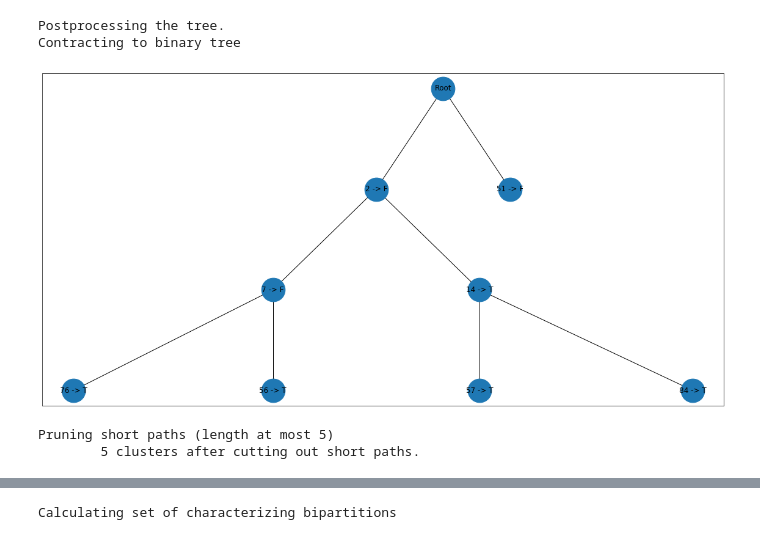
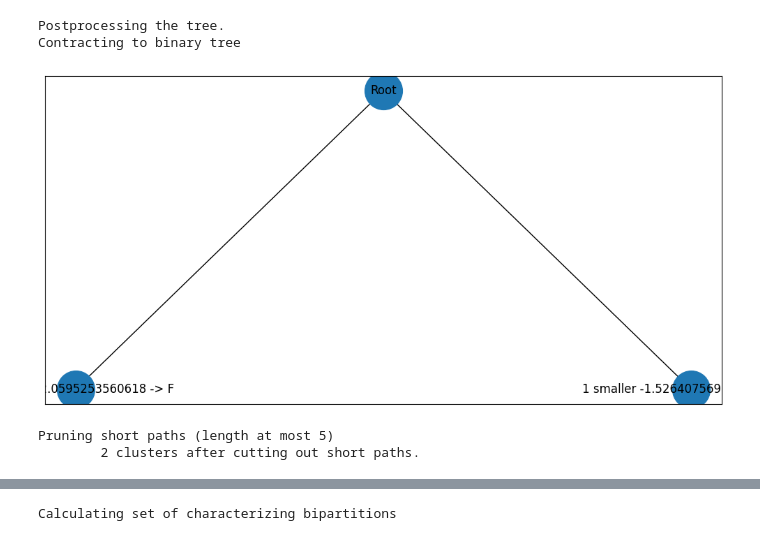
Before and after one commit to tml-tuebingen/tangles, a Jupyter notebook: demo.ipynb, the cells around one changed output, grey strips where cells are left out. Saved outputs shown, nothing was run; the diff lists cells and outputs as text; code cells hidden in the pictures.

```diff
--- a/demo.ipynb
+++ b/demo.ipynb
@@ -31,14 +25,14 @@ agreement = 20
 # %% [markdown]
 ### Load your data
 # %%
-xs, ys = load_GMM(blob_sizes=[200, 200, 200, 200, 200], blob_centers=[[0, -10], [-9, 7], [9, 5], [-7, -9], [-10, 0]], blob_variances=[[1.5, 1.5], [1.5, 1.5], [1.5, 1.5], [1.5, 1.5], [1.5, 1.5]], seed=seed)
+xs, ys = loading.load_GMM(blob_sizes=[200, 200], blob_centers=[[-2, -2], [2, 2]], blob_variances=[[1, 1], [1, 1]], seed=42)
 
 data = data_types.Data(xs=xs, ys=ys)
 # %% [markdown]
 Now we preprocess the data by calculating a set of bipartition.
 # %%
 print("Generating set of bipartitions")
-values, names = a_slice(xs=data.xs, a=agreement)
+values, names = cut_finding.a_slice(xs=data.xs, a=agreement)
 bipartitions = data_types.Cuts(values=values, names=names)
 print("Found {} unique bipartitions".format(len(bipartitions.values)))
 # %% [output]
@@ -56,7 +51,7 @@ Calculating costs of bipartitions
 ### Now we can build the tangle search tree.
 # %%
 print("Building the tangle search tree", flush=True)
-tangles_tree = tangle_computation(cuts=bipartitions,
+tangles_tree = tree_tangles.tangle_computation(cuts=bipartitions,
                                   agreement=agreement,
                                   verbose=0  # print everything
                                   )
@@ -75,22 +69,22 @@ We want to posrprocess the tree by contracting paths.
 print("Postprocessing the tree.", flush=True)
 # contract to binary tree
 print("Contracting to binary tree", flush=True)
-contracted_tree = ContractedTangleTree(tangles_tree)
+contracted_tree = tree_tangles.ContractedTangleTree(tangles_tree)
 # %% [output]
 Postprocessing the tree.
 Contracting to binary tree
 # %%
 ### uncomment if you have graphvis installed on your system
-# contracted_tree.plot_tree()
+contracted_tree.plot_tree()
 # %% [output]
-[figure, old version]
+[figure, new version]
 # %%
 # prune short paths
 print("Pruning short paths (length at most 5)", flush=True)
-contracted_tree.prune(5)
+contracted_tree.prune(1)
 # %% [output]
 Pruning short paths (length at most 5)
-        5 clusters after cutting out short paths.
+        2 clusters after cutting out short paths.
 # %%
 ### uncomment if you have graphvis installed on your system
 # contracted_tree.plot_tree()
```
Also changed, not shown: parts of 11 cells of this notebook, 11 other files.
